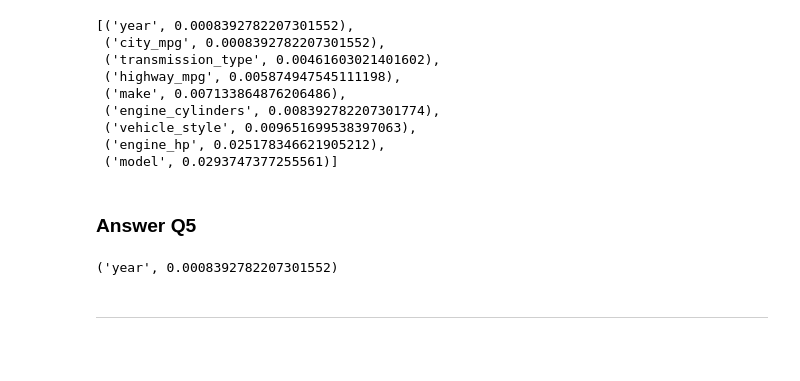
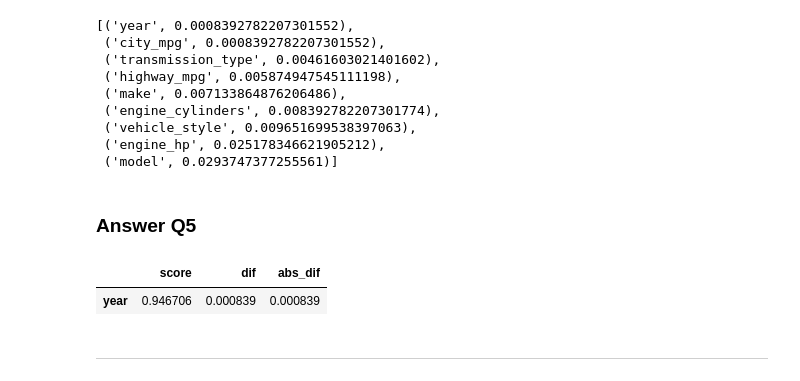
Before and after one commit to ai2ys/mlzoomcamp, a Jupyter notebook: homework/03-classification/homework.ipynb, the cells around one changed output. Cells and saved outputs as stored; diff of their text form; code cells hidden in the pictures; blank space fills up the shorter version.

```diff
--- a/homework/03-classification/homework.ipynb
+++ b/homework/03-classification/homework.ipynb
@@ -445,10 +434,11 @@ sorted(diff.items(), key=lambda kv: kv[1], reverse=False)
  ('model', 0.0293747377255561)]
 # %% [markdown]
 ### Answer Q5
-# %%
-sorted(diff.items(), key=lambda kv: kv[1], reverse=False)[0]
-# %% [output]
-('year', 0.0008392782207301552)
+# %%
+result.iloc[[0]]
+# %% [output]
+|  | score | dif | abs_dif |
+| year | 0.946706 | 0.000839 | 0.000839 |
 # %% [markdown]
 ---
 # %% [markdown]
```
Also changed, not shown: parts of 8 cells of this notebook.
